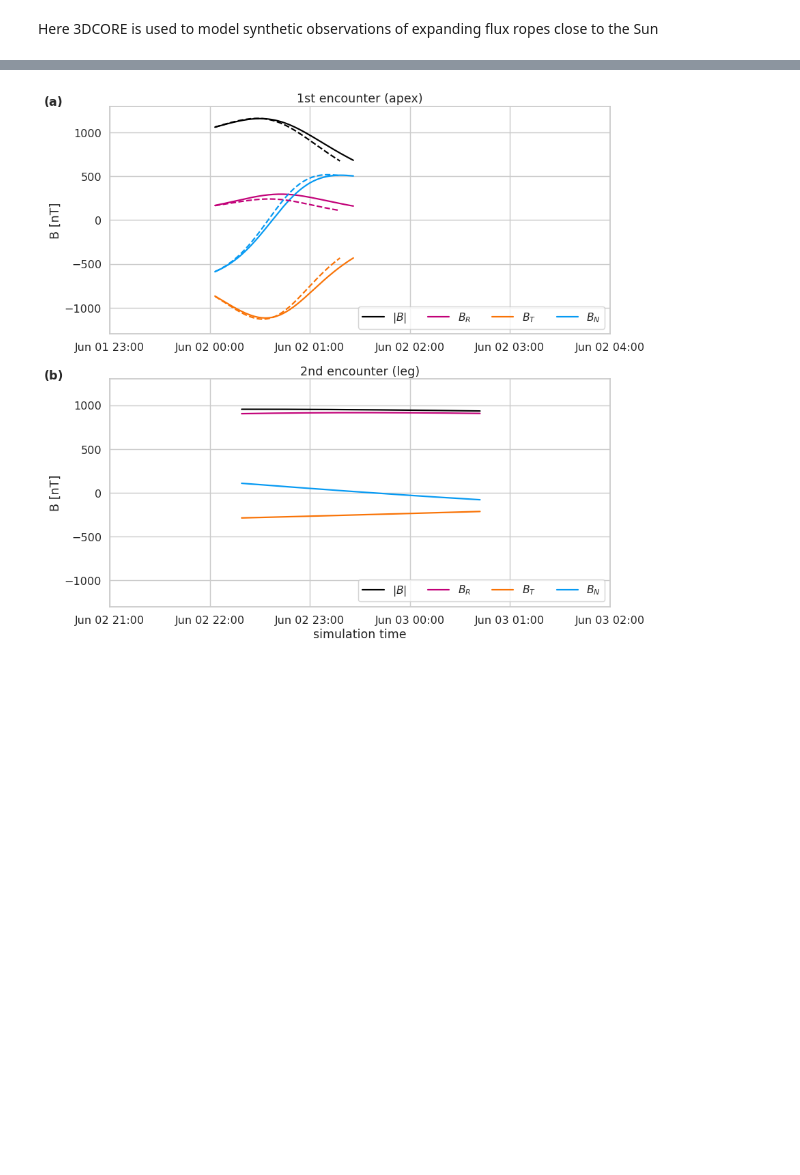
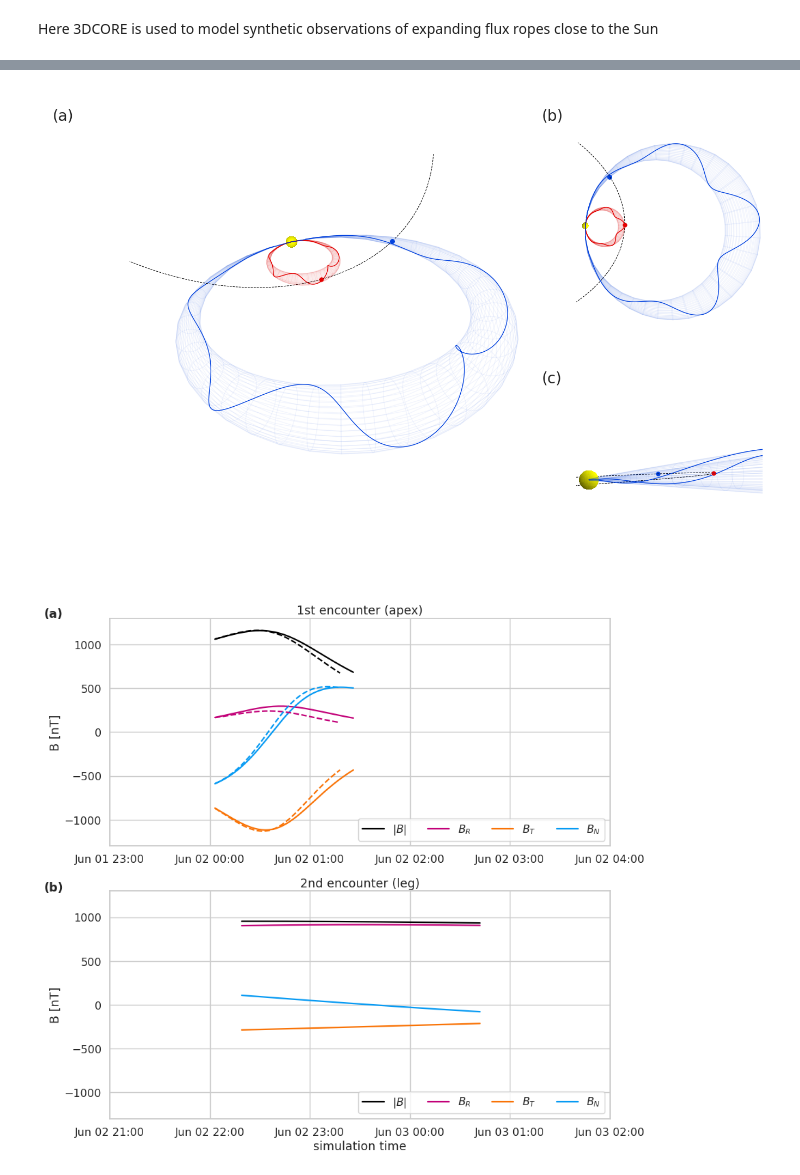
Before and after one commit to helioforecast/Papers, a Jupyter notebook: Moestl2020_PSP_rate/cme_rate.ipynb, the cells around one changed output, grey strips where cells are left out. Drawn from its saved outputs; the diff is of its cells as text; code cells hidden in the pictures; blank space fills up the shorter version.

```diff
--- a/Moestl2020_PSP_rate/cme_rate.ipynb
+++ b/Moestl2020_PSP_rate/cme_rate.ipynb
@@ -2528,3 +2518,81 @@ plt.savefig('results/plots_rate/fig5_3dcore_visual.png', dpi=300)
+# %%
+sns.set_style('whitegrid')
+
+fig = plt.figure(figsize=(15, 11),dpi=100)
+
+#define subplot grid
+ax1 = plt.subplot2grid((2, 3), (0, 0),rowspan=2,colspan=2,projection='3d')
+ax2 = plt.subplot2grid((2, 3), (0, 2),projection='3d')
+ax3 = plt.subplot2grid((2, 3), (1, 2),projection='3d')
+#ax4 = plt.subplot2grid((3, 3), (2, 2),projection='3d')
+
+
+######### tilted view
+plot_configure(ax1, view_azim=125, view_elev=40, view_radius=.08)
+
+plot_3dcore(ax1, model_obj, TP_A, color=C_A)
+plot_3dcore_field(ax1, model_obj, color=C_A, steps=400, step_size=0.0005, lw=1.0, ls="-")
+plot_traj(ax1, "PSP", TP_A, frame="ECLIPJ2000", color=C_A)
+
+plot_3dcore(ax1, model_obj, TP_B, color=C_B)
+plot_3dcore_field(ax1, model_obj, color=C_B, steps=900, step_size=0.001, lw=1.0, ls="-")
+plot_traj(ax1, "PSP", TP_B, frame="ECLIPJ2000", color=C_B,lw=1.5)
+
+#dotted trajectory
+plot_traj(ax1, "PSP", TP_B, frame="ECLIPJ2000", color="k", traj_pos=False, traj_major=None, traj_minor=144,lw=1.5)
+
+#shift center
+plot_shift(ax1,0.11,-0.05,0.0,-0.1)
+
+
+########### top view panel
+plot_configure(ax2, view_azim=145-90, view_elev=90, view_radius=.08)
+plot_traj(ax2, "PSP", TP_B, frame="ECLIPJ2000", color="k", traj_pos=False, traj_major=None, traj_minor=144,lw=1.5)
+plot_3dcore(ax2, model_obj, TP_A, color=C_A)
+plot_3dcore_field(ax2, model_obj, color=C_A, steps=400, step_size=0.0005, lw=1.0, ls="-")
+plot_traj(ax2, "PSP", TP_A, frame="ECLIPJ2000", color=C_A)
+
+plot_3dcore(ax2, model_obj, TP_B, color=C_B)
+plot_3dcore_field(ax2, model_obj, color=C_B, steps=900, step_size=0.001, lw=1.0, ls="-")
+plot_traj(ax2, "PSP", TP_B, frame="ECLIPJ2000", color=C_B,lw=1.5)
+plot_shift(ax2,0.09,-0.11,0.08,0.0)
+
+
+############### edge on view panel
+plot_configure(ax3, view_azim=145-90, view_elev=0, view_radius=.04)
+plot_traj(ax3, "PSP", TP_B, frame="ECLIPJ2000", color="k", traj_pos=False, traj_major=None, traj_minor=144,lw=1.5)
+#plot_3dcore(ax3, model_obj, TP_A, color=C_A)
+#plot_3dcore_field(ax3, model_obj, color=C_A, steps=400, step_size=0.0005, lw=1.0, ls="-")
+plot_traj(ax3, "PSP", TP_A, frame="ECLIPJ2000", color=C_A)
+
+plot_3dcore(ax3, model_obj, TP_B, color=C_B)
+plot_3dcore_field(ax3, model_obj, color=C_B, steps=900, step_size=0.001, lw=1.0, ls="-")
+plot_traj(ax3, "PSP", TP_B, frame="ECLIPJ2000", color=C_B,lw=1.0)
+
+plot_shift(ax3,0.03,-0.05,0.0,0.0)
+
+
+############### face on view panel
+#plot_configure(ax4, view_azim=145, view_elev=0, view_radius=.12)
+#plot_traj(ax4, "PSP", TP_B, frame="ECLIPJ2000", color="k", traj_pos=False, traj_major=None, traj_minor=144,lw=1.5)
+#plot_3dcore(ax4, model_obj, TP_A, color=C_A)
+#plot_3dcore_field(ax4, model_obj, color=C_A, steps=400, step_size=0.0005, lw=1.0, ls="-")
+#plot_traj(ax4, "PSP", TP_A, frame="ECLIPJ2000", color=C_A)
+#plot_3dcore(ax4, model_obj, TP_B, color=C_B)
+#plot_3dcore_field(ax4, model_obj, color=C_B, steps=850, step_size=0.001, lw=1.0, ls="-")
+#plot_traj(ax4, "PSP", TP_B, frame="ECLIPJ2000", color=C_B,lw=1.5)
+#plot_shift(ax3,0.025,-0.03,0.0,0.0)
+
+
+#panel labels
+plt.annotate('(a)',[0.02,0.93],xycoords='figure fraction',fontsize=20)
+plt.annotate('(b)',[0.69,0.93],xycoords='figure fraction',fontsize=20)
+plt.annotate('(c)',[0.69,0.40],xycoords='figure fraction',fontsize=20)
+
+plt.savefig('results/plots_rate/fig5_3dcore_visual.pdf',bbox_inches='tight')
+plt.savefig('results/plots_rate/fig5_3dcore_visual.png', dpi=300,bbox_inches='tight')
+# %% [output]
+[figure, added]
 # %%
 t1, btot1, bxyz1 = measure(model_obj, "PSP", TP_A - datetime.timedelta(hours=6), TP_A  + datetime.timedelta(hours=6), frame="ECLIPJ2000", bframe="SPP_RTN")
 t2, btot2, bxyz2 = measure(model_obj, "PSP", TP_B - datetime.timedelta(hours=12), TP_B  + datetime.timedelta(hours=12), frame="ECLIPJ2000", bframe="SPP_RTN")
```
Also changed, not shown: parts of 13 cells of this notebook, 1 other file.
